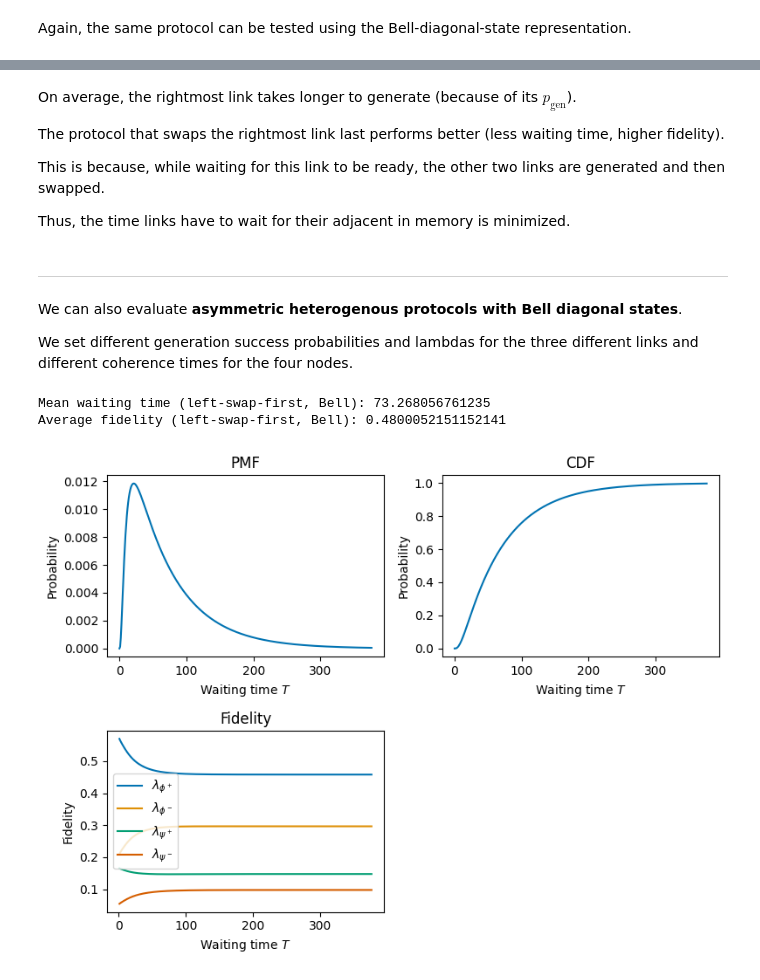
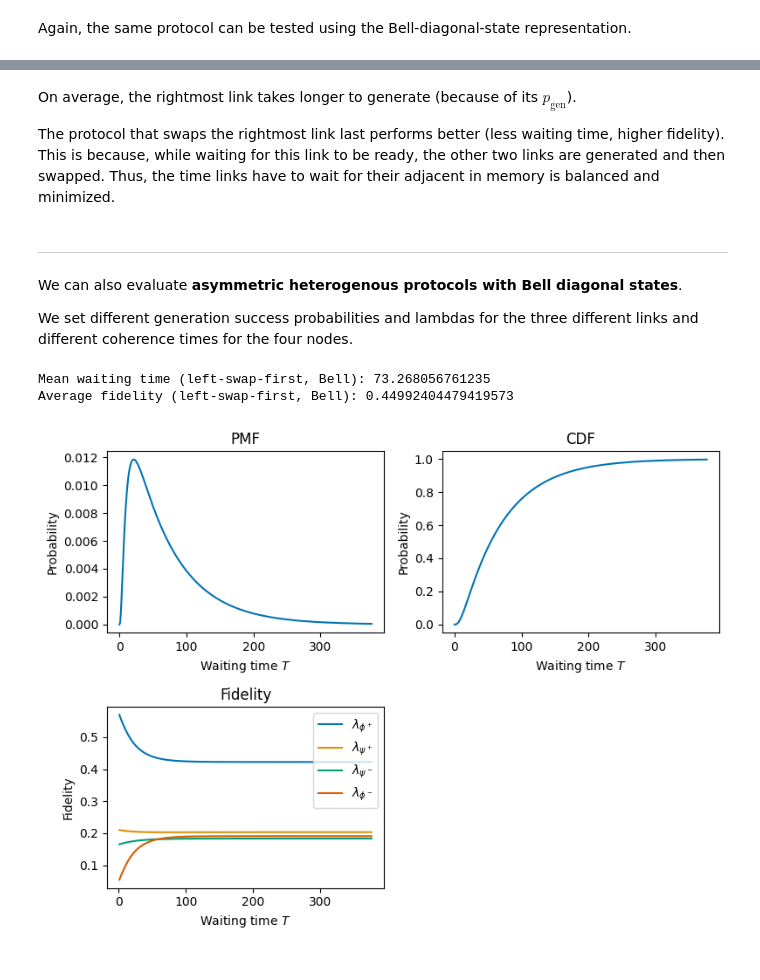
Before and after one commit to LorenzoLaCorte/lilla, a Jupyter notebook: tutorial.ipynb, the cells around one changed output, grey strips where cells are left out. Cells and saved outputs as stored; diff of their text form; code cells hidden in the pictures.

```diff
--- a/tutorial.ipynb
+++ b/tutorial.ipynb
@@ -296,51 +375,49 @@ Average fidelity (right-swap-first): 0.7422893232999151
 On average, the rightmost link takes longer to generate (because of its $p_\text{gen}$).
 
 The protocol that swaps the rightmost link last performs better (less waiting time, higher fidelity).
-
 This is because, while waiting for this link to be ready, the other two links are generated and then swapped.
-
-Thus, the time links have to wait for their adjacent in memory is minimized.
+Thus, the time links have to wait for their adjacent in memory is balanced and minimized.
 # %% [markdown]
 -----------------------
 We can also evaluate **asymmetric heterogenous protocols with Bell diagonal states**.
 
 We set different generation success probabilities and lambdas for the three different links and different coherence times for the four nodes.
 # %%
-state_type : QuantumState = BellState
-machinery = RepeaterChainEvaluation(state_type=state_type, twirling=False)
+state_type : QuantumState = PauliFourierState
+machinery = RepeaterChainEvaluation(state_type=state_type, w_twirling=False)
 parameters = {
     "p_gen": [0.1, 0.1, 0.05],
     "p_swap": 0.5,
     "lambdas": [[0.75, 0.14, 0.1, 0.01],
                 [0.75, 0.14, 0.1, 0.01],
                 [0.95, 0.01, 0.03, 0.01]],
     "depolarizing_rate": [0.001, 0.001, 0.001, 0.001],
     "dephasing_rate": [0.01, 0.01, 0.01, 0.01],
     "t_trunc": 1000,
 }
 # For example, consider the protocols
 #         0
 #        / \
 #       0   0
 #      / \
 #     0   0
 asymmetric_protocol_left = ("s0", "s1")
 parameters["protocol"] = asymmetric_protocol_left
-asym_het_bell_pmf_left, asym_het_bell_l_func_left = machinery.asymmetric_heterogeneous_protocol(
+asym_het_bell_pmf_left, asym_het_bell_mu_func_left = machinery.asymmetric_heterogeneous_protocol(
     parameters,
     number_of_segments=3,
 )
 print("Mean waiting time (left-swap-first, Bell):", get_mean_waiting_time(asym_het_bell_pmf_left))
-l_fid_func_left = [bell_to_fid(lambdas) for lambdas in asym_het_bell_l_func_left]
+l_fid_func_left = [bell_to_fid(lambdas) for lambdas in mu_func_to_lambda_func(asym_het_bell_mu_func_left)]
 print("Average fidelity (left-swap-first, Bell):", get_mean(asym_het_bell_pmf_left, l_fid_func_left))
 
 fig, axs = plot_algorithm(
     pmf=asym_het_bell_pmf_left,
-    fid_func=asym_het_bell_l_func_left,
+    fid_func=mu_func_to_lambda_func(asym_het_bell_mu_func_left),
     legend_fid=["$\\lambda_{\\phi^+}$", "$\\lambda_{\\psi^+}$", "$\\lambda_{\\psi^-}$", "$\\lambda_{\\phi^-}$"],
 )
 plt.show()
 # %% [output]
 Mean waiting time (left-swap-first, Bell): 73.268056761235
-Average fidelity (left-swap-first, Bell): 0.4800052151152141
+Average fidelity (left-swap-first, Bell): 0.44992404479419573
-[figure, old version]
+[figure, new version]
```
Also changed, not shown: parts of 35 cells of this notebook, 17 other files.
